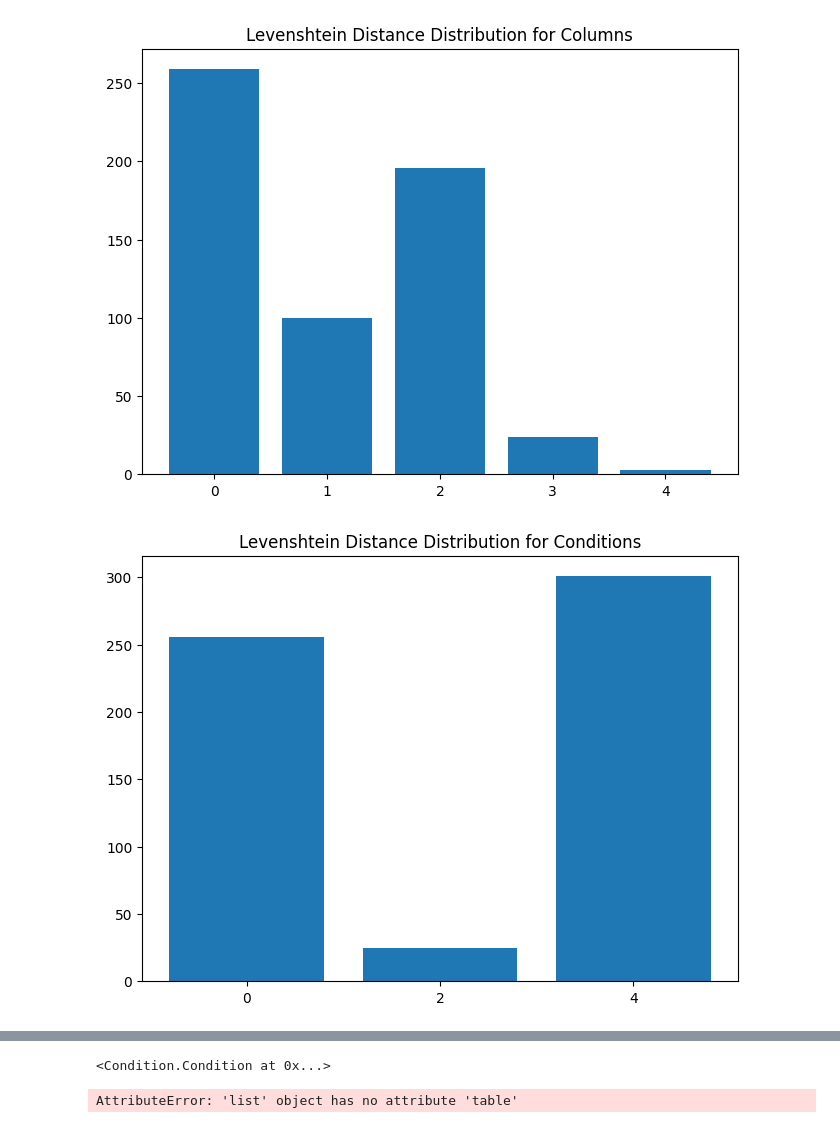
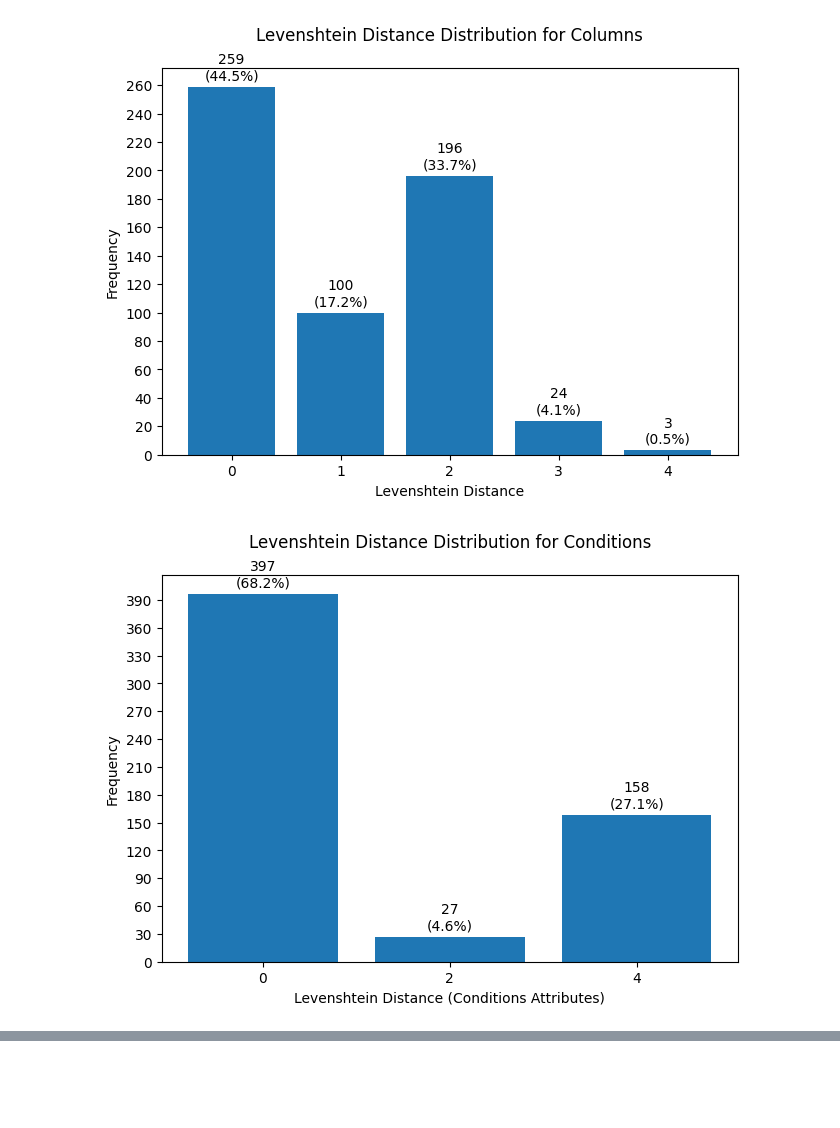
Before and after one commit to zuryr/spanish2SQL, a Jupyter notebook: src/models/levesteinDistance.ipynb, the cells around one changed output, grey strips where cells are left out. Cells and saved outputs as stored; diff of their text form; code cells hidden in the pictures; blank space fills up the shorter version.

Commit message:
Updated Queries predicted

```diff
--- a/src/models/levesteinDistance.ipynb
+++ b/src/models/levesteinDistance.ipynb
@@ -89,7 +89,7 @@ def compareTables(q:Query, q_pred: list[Query]):
     return best_distance
 # %%
 original_queries_path = "../../data/processed/equivalent_queries.pkl"
-generated_queries_path = "./predicted_queries.pkl"
+generated_queries_path = "../../data/processed/predicted_queries_acc25.pkl"
 # %%
 import pickle
 
@@ -160,38 +120,56 @@ columns_results, conditions_results, tables_results = compare_queries(original_q
 # %%
 import numpy as np
 import matplotlib.pyplot as plt
+from matplotlib.ticker import MaxNLocator
 
 # Función para graficar las distribuciones de distancias
 def plot_distance_distribution(distances: list[dict], title, x_label='Levenshtein Distance'):
     freq = {}
     for distance in distances:
         total_distance = distance["ADD"] + distance["REMOVE"]
         if total_distance not in freq:
             freq[total_distance] = 0
         freq[total_distance] += 1
-    max_freq = max(freq, key=freq.get)
+
+    # Eliminar el valor específico de la frecuencia que deseas (por ejemplo, 200000)
+    if 200_000 in freq:
+        del freq[200_000]
+
+    total_count = sum(freq.values())
+
     distances = sorted(distances, key=lambda item: item["ADD"] + item["REMOVE"])
     freq = {k: v for k, v in sorted(freq.items(), key=lambda item: item[0])}
-    del freq[200_000]
+
     fig, ax = plt.subplots(layout='constrained')
     k = list(freq.keys())
     k = [f"{x}" for x in k]
     v = list(freq.values())
-    ax.bar(k, v)
-    # ax.barh(range(len(distances)), distances)
-    # for v in distances:
-    #     rects = ax.bar(v["ADD"],v["REMOVE"], label = )
-    #     ax.bar_label(rects, padding=3)
-    # plt.figure(figsize=(10, 6))
-    plt.title(title)
-    # ax.xlabel(x_label)
-    # ax.set_ylabel('Frequency')
+
+    bars = ax.bar(k, v)
+
+    # Añadir etiquetas con frecuencia y porcentaje a cada barra
+    for bar in bars:
+        height = bar.get_height()
+        percentage = (height / total_count) * 100
+        ax.annotate(f'{height}\n({percentage:.1f}%)',
+                    xy=(bar.get_x() + bar.get_width() / 2, height),
+                    xytext=(0, 3),  # 3 points vertical offset
+                    textcoords="offset points",
+                    ha='center', va='bottom')
+
+    plt.title(title, pad=20)
+    plt.xlabel(x_label)
+    plt.ylabel('Frequency')
+
+    # Ajustar el número de ticks en el eje Y
+    ax.yaxis.set_major_locator(MaxNLocator(nbins=15))  # Cambia nbins según necesites
+
     plt.show()
 
 # Graficar las distribuciones de distancias
 plot_distance_distribution(columns_results, 'Levenshtein Distance Distribution for Columns')
 plot_distance_distribution(conditions_results, 'Levenshtein Distance Distribution for Conditions', 'Levenshtein Distance (Conditions Attributes)')
 plot_distance_distribution(tables_results, 'Levenshtein Distance Distribution for Tables')
 # %% [output]
-[figure, old version]
+[figure, new version]
-[figure, old version]
+[figure, new version]
@@ -199,8 +176,0 @@ plot_distance_distribution(tables_results, 'Levenshtein Distance Distribution fo
-# %%
-original_queries[0].condition
-# %% [output]
-<Condition.Condition at 0x...>
-# %%
-generated_queries[0].table
-# %% [output]
-AttributeError: 'list' object has no attribute 'table'
```
Also changed, not shown: parts of 3 cells of this notebook, 2 other files.
